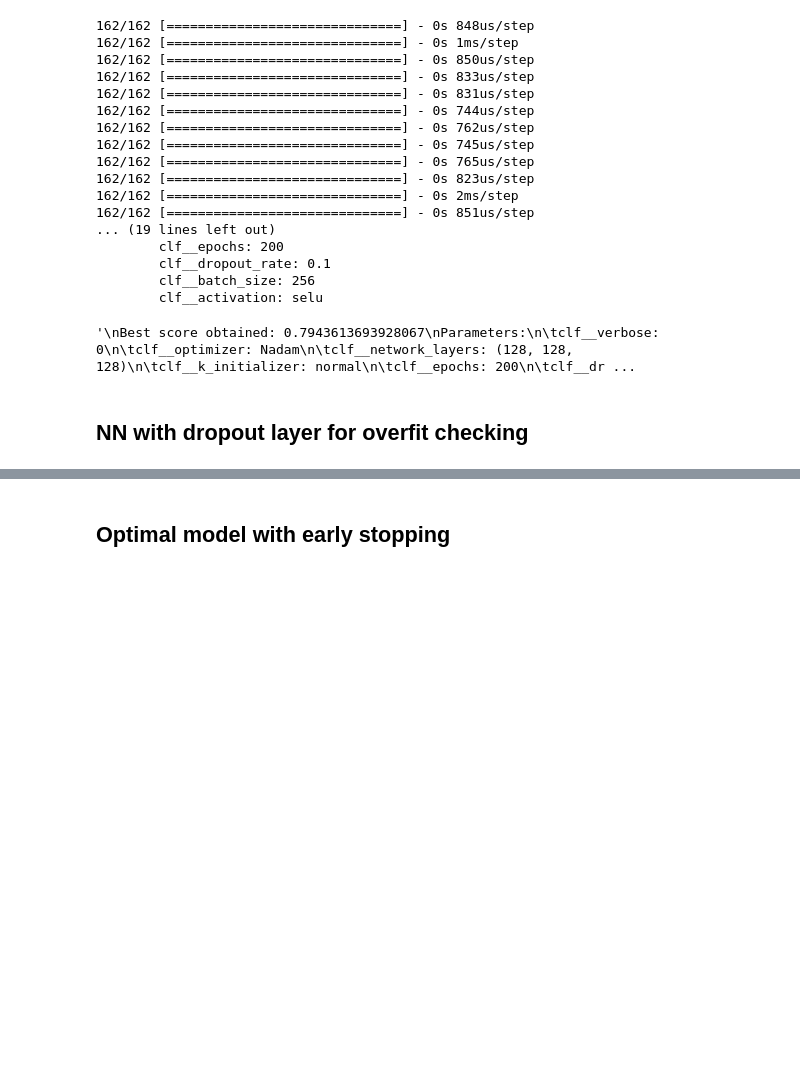
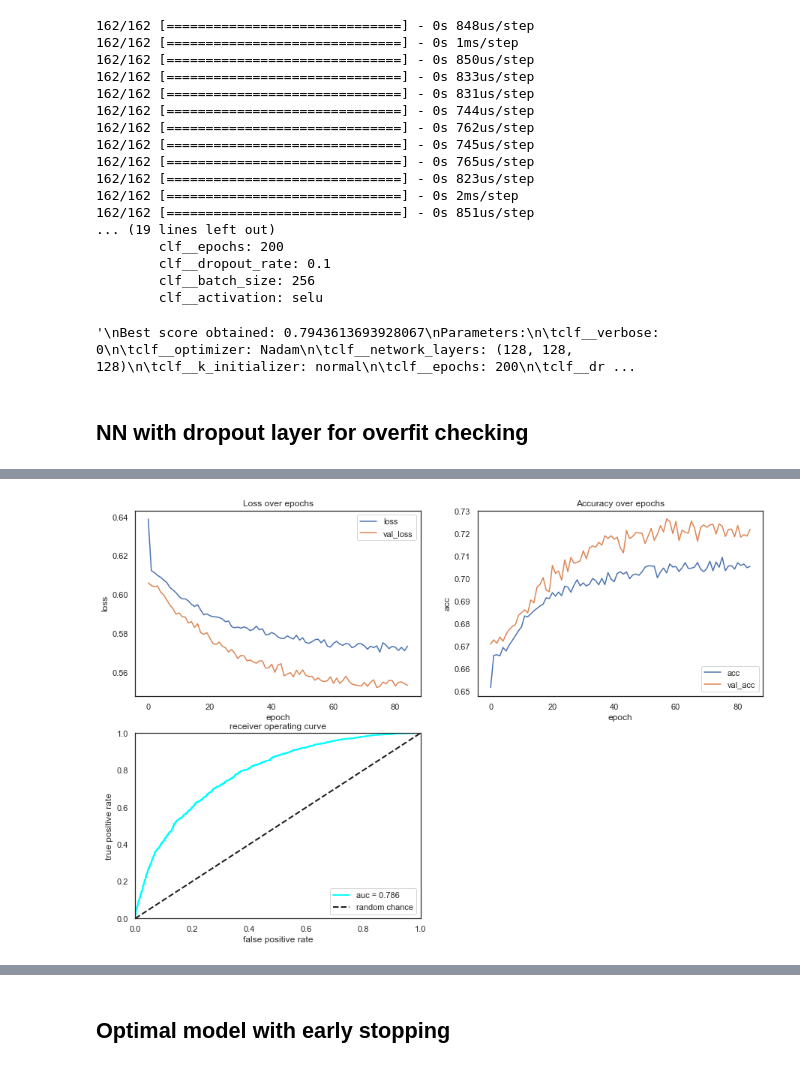
Before and after one commit to mghasemi19/TopFC, a Jupyter notebook: BDT_weight/up_NN.ipynb, the cells around one changed output, grey strips where cells are left out. Drawn from its saved outputs; the diff is of its cells as text; code cells hidden in the pictures; blank space fills up the shorter version.

```diff
--- a/BDT_weight/up_NN.ipynb
+++ b/BDT_weight/up_NN.ipynb
@@ -771,0 +768,41 @@ Time taken: 20.1s
+# %%
+# Packages for modeling
+from keras import models
+from keras import layers
+from keras import regularizers
+
+drop_model1 = models.Sequential()
+drop_model1.add(layers.Dense(32,  kernel_initializer='normal', activation='selu', input_shape=(NDIM,)))
+drop_model1.add(layers.Dropout(0.1))
+drop_model1.add(layers.Dense(32,  kernel_initializer='normal', activation='selu'))
+drop_model1.add(layers.Dropout(0.1))
+drop_model1.add(layers.Dense(1, kernel_initializer='normal', activation='sigmoid'))
+
+# compile the model
+drop_model1.compile(optimizer='Adam', loss='binary_crossentropy', metrics=['accuracy'])
+# print the model summary
+drop_model1.summary()
+
+# early stopping callback
+from keras.callbacks import EarlyStopping
+early_stopping = EarlyStopping(monitor='val_loss', patience=10, mode='min')
+
+# Train classifier
+import time
+start = time.time() # time at start of whole processing
+
+model_checkpoint = ModelCheckpoint(filepath='./models/testup_NN_opt_drop_model.h5', monitor='val_loss',
+                                   verbose=0, save_best_only=True,
+                                   save_weights_only=False, mode='auto',
+                                   period=1)
+
+drop_history1 = drop_model1.fit(X_train_val,
+                    Y_train_val,
+                    epochs=500,
+                    batch_size=256,
+                    verbose=1, # switch to 1 for more verbosity
+                    callbacks=[early_stopping, model_checkpoint],
+                    validation_data=(X_test,Y_test))
+
+elapsed = time.time() - start # time after whole processing
+print("Time taken: "+str(round(elapsed,1))+"s") # print total time taken to process every file
@@ -771,0 +827,3 @@ Time taken: 20.1s
+# %%
+loss_accuracy_plotter(drop_history1)
+# %% [output]
@@ -772,3 +832,4 @@ Time taken: 20.1s
+[figure, added]
 # %%
 loss_accuracy_plotter(drop_history)
 
```
Also changed, not shown: parts of 9 cells of this notebook, 3 other files.
